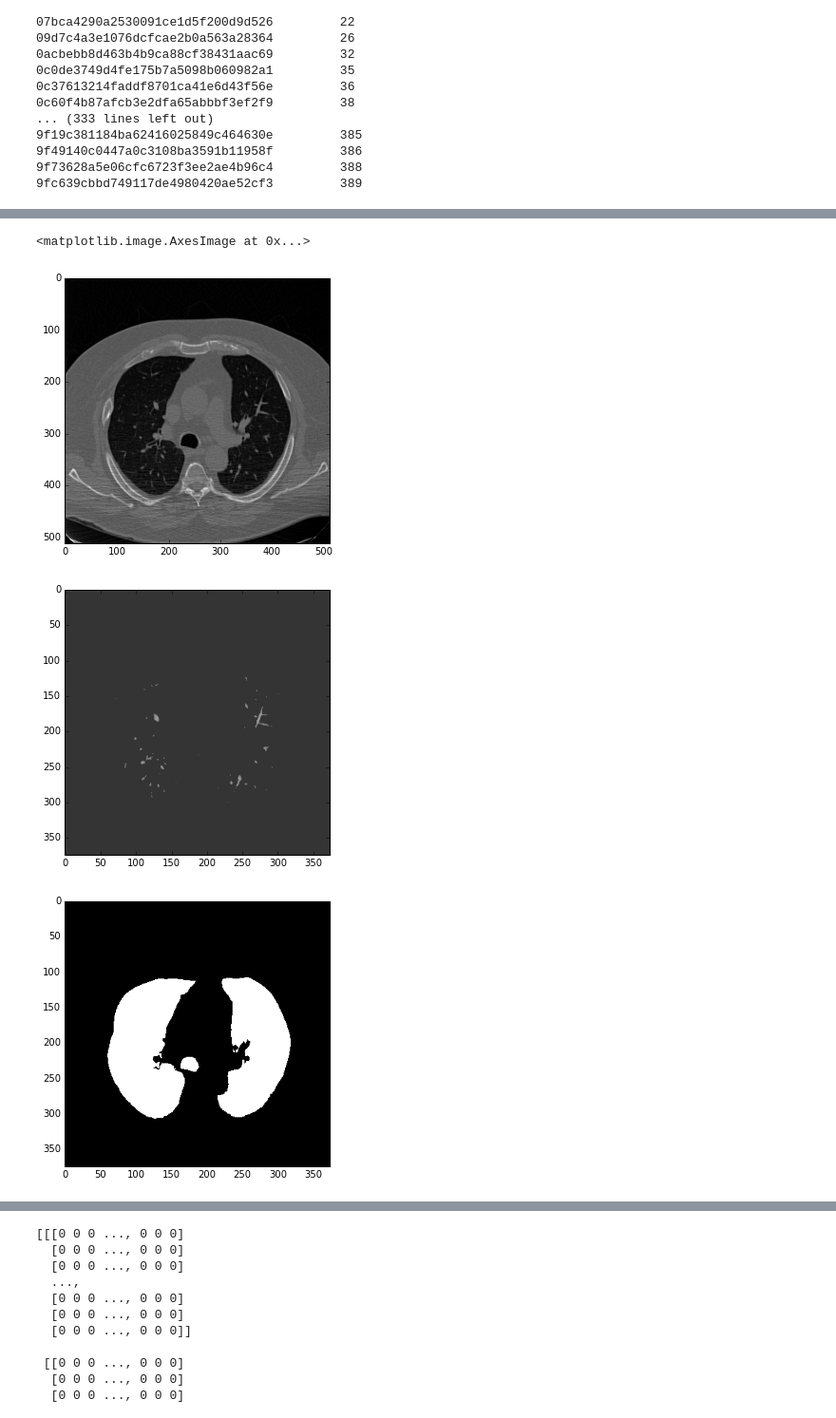
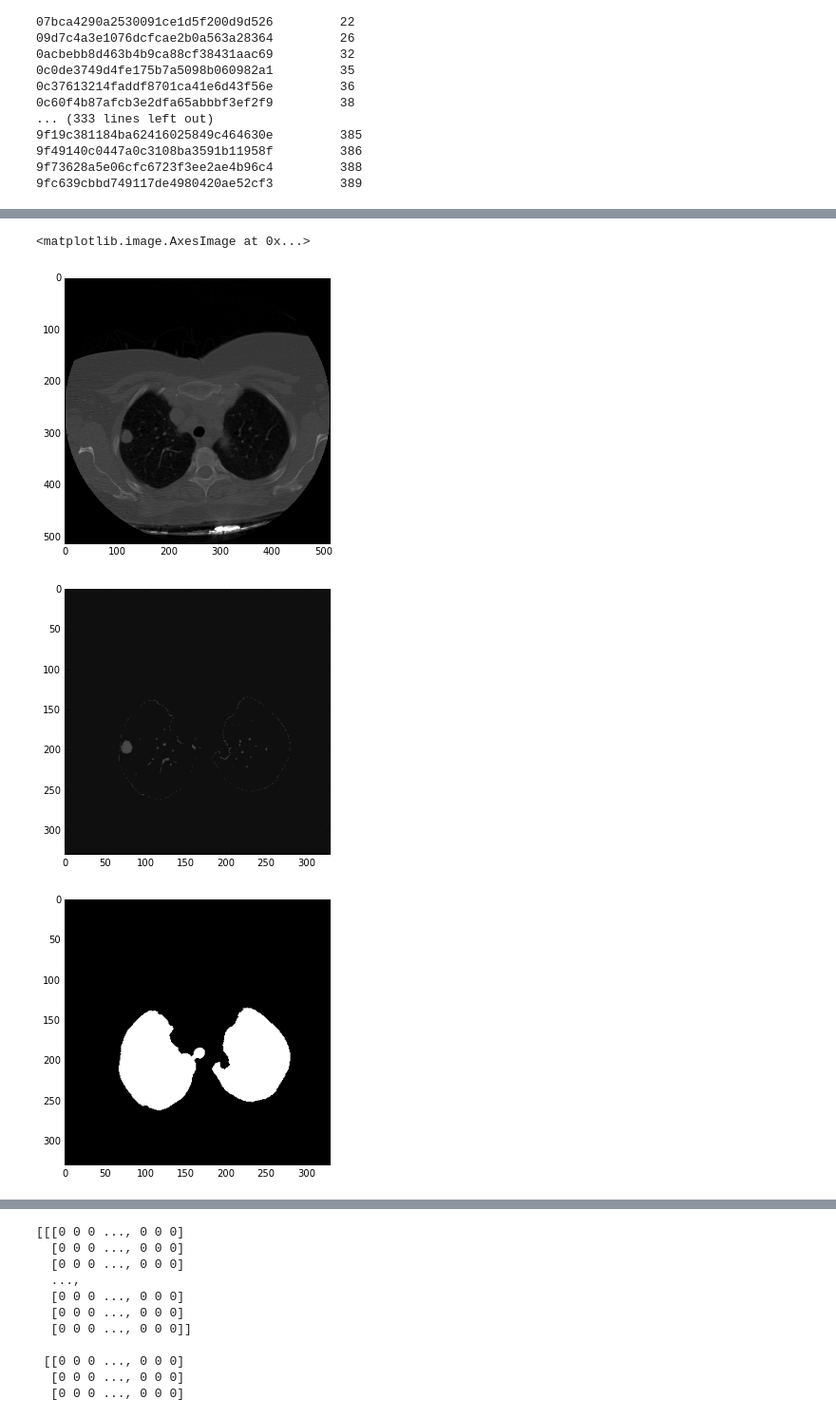
Before and after one commit to Cjeschke91/lungCancer, a Jupyter notebook: lungCancer_HUpixels.ipynb, the cells around one changed output, grey strips where cells are left out. Shown at 95% size. Cells and saved outputs as stored; diff of their text form; code cells hidden in the pictures.

```diff
--- a/lungCancer_HUpixels.ipynb
+++ b/lungCancer_HUpixels.ipynb
@@ -120,7 +123,7 @@ for i in range(0,len(noncancer_patients)):
 9fc639cbbd749117de4980420ae52cf3         389
 # %%
 # Load all slices for a patient
-patient_number = 381
+patient_number = 38
 patient_info = load_scan(INPUT_FOLDER + patients[patient_number])
 patient_pixels = get_pixels_hu(patient_info)
 
@@ -210,8 +213,8 @@ def segment_lung_mask(image, fill_lung_structures=True):
 
     # not actually binary, but 1 and 2.
     # 0 is treated as background, which we do not want
-    #binary_image = np.array(image > -320, dtype=np.int8)+1
-    binary_image = np.array(image > -400, dtype=np.int8)+1
+    binary_image = np.array(image > -320, dtype=np.int8)+1
+    #binary_image = np.array(image > -400, dtype=np.int8)+1
     labels = measure.label(binary_image)
 
     # Pick the pixel in the very corner to determine which label is air.
@@ -223,6 +226,7 @@ def segment_lung_mask(image, fill_lung_structures=True):
     #Fill the air around the person
     binary_image[background_label == labels] = 2
 
+    selem = disk(2)
 
     # Method of filling the lung structures (that is superior to something like
     # morphological closing)
@@ -239,6 +243,8 @@ def segment_lung_mask(image, fill_lung_structures=True):
 
     binary_image -= 1 #Make the image actual binary
     binary_image = 1-binary_image # Invert it, lungs are now 1
+    for i in range(0,binary_image.shape[0]):
+        binary_image[i] = binary_closing(binary_image[i], selem)
 
     # Remove other air pockets insided body
     labels = measure.label(binary_image, background=0)
@@ -258,34 +264,34 @@ segmented_lungs_fill = segment_lung_mask(pix_resampled, True)
 # %%
 #plot_3d(segmented_lungs_fill - segmented_lungs, 0)
 # %%
-slice_number = 49
+slice_number = 26
 slice_number2 = int(convert_slice_num(pix_resampled.shape[0],patient_pixels.shape[0],slice_number))
 
 # Slice order got reversed somehow?
 slice_number = patient_pixels.shape[0] - slice_number
 slice_number2 = pix_resampled.shape[0] - slice_number2
 
 
 plt.figure(figsize=(5,5))
 plt.imshow(patient_pixels[slice_number], cmap='gray')
 
 plt.figure(figsize=(5,5))
 plt.imshow(pix_resampled[slice_number2], cmap='gray')
 
 plt.figure(figsize=(5,5))
 plt.imshow(segmented_lungs_fill[slice_number2], cmap='gray')
 
 get_high_vals = segmented_lungs_fill == 0
 
 pix_resampled[get_high_vals] = -1024
 plt.figure(figsize=(5,5))
 plt.imshow(pix_resampled[slice_number2], cmap='gray')
 
 pix_resampled[pix_resampled < -400] = -1024
 plt.figure(figsize=(5,5))
 plt.imshow(pix_resampled[slice_number2], cmap='gray')
 # %% [output]
 <matplotlib.image.AxesImage at 0x...>
-[figure, old version]
+[figure, new version]
-[figure, old version]
+[figure, new version]
-[figure, old version]
+[figure, new version]
```
Also changed, not shown: parts of 10 cells of this notebook, 2 other files.
